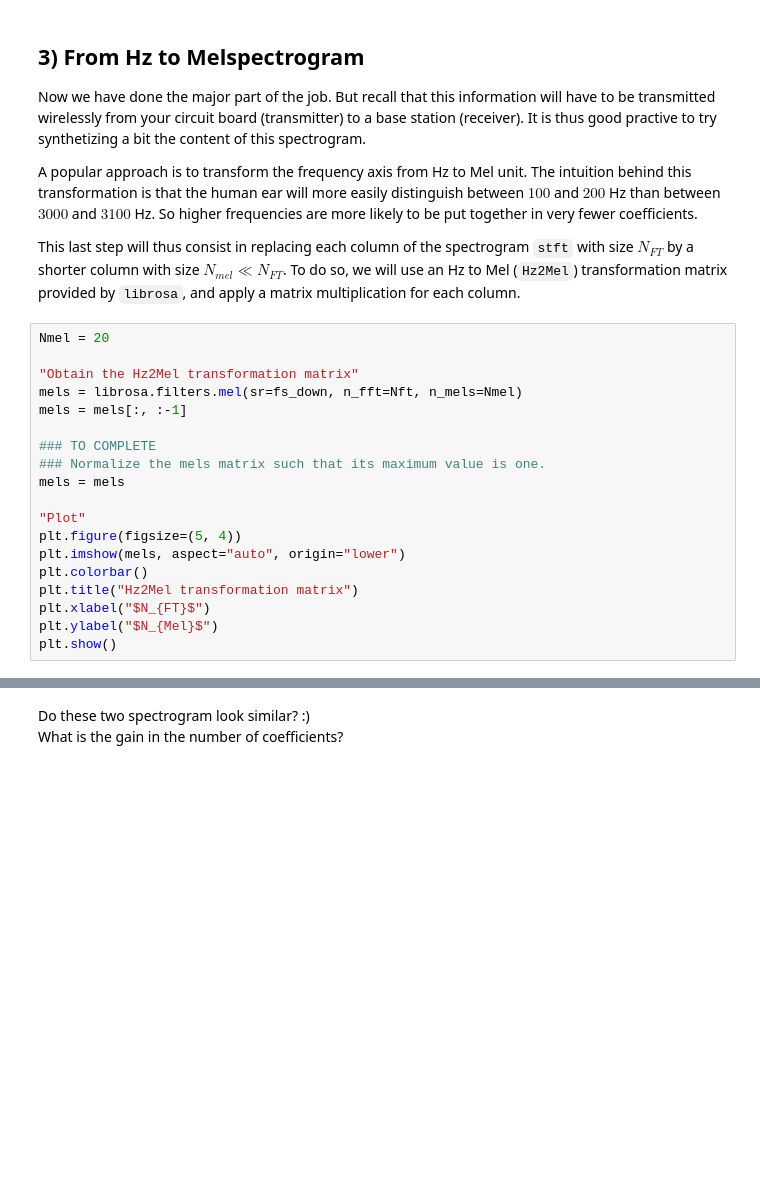
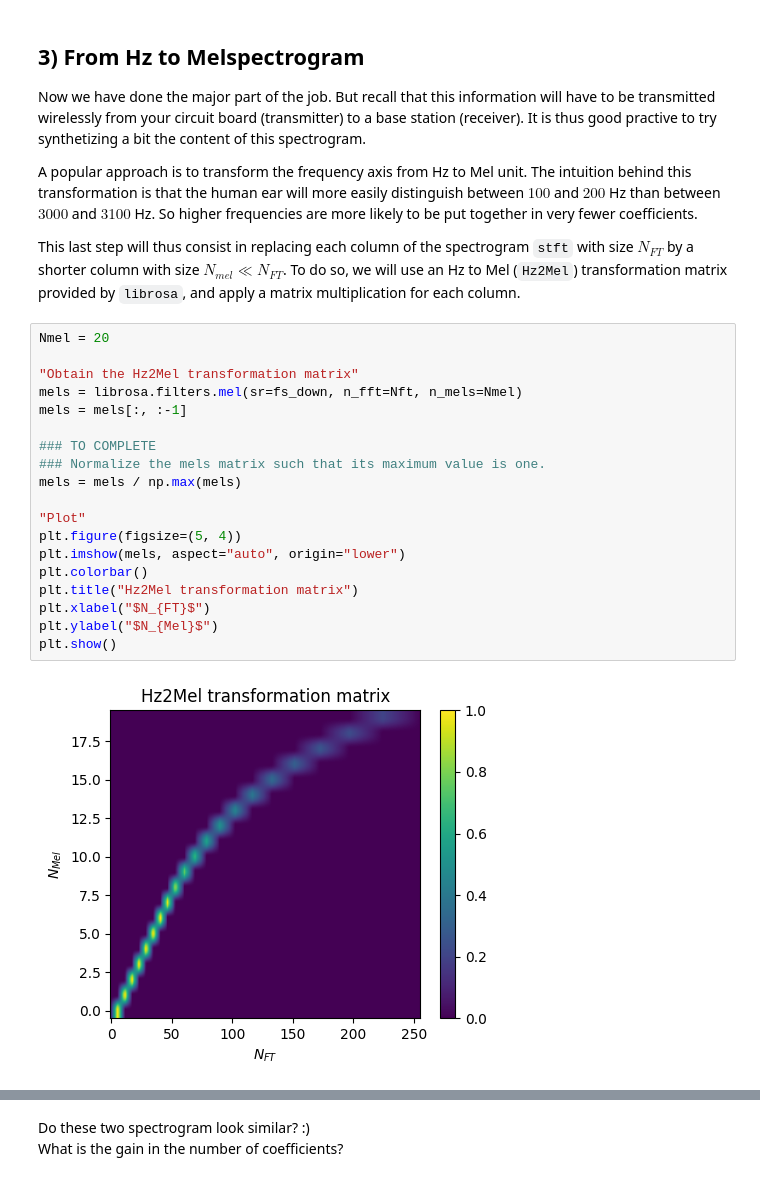
Before and after one commit to LELEC210X/LELEC210X, a Jupyter notebook: classification/h1_feature_vectors.ipynb, the cells around one changed output, grey strips where cells are left out. Drawn from its saved outputs; the diff is of its cells as text; blank space fills up the shorter version.

```diff
--- a/classification/h1_feature_vectors.ipynb
+++ b/classification/h1_feature_vectors.ipynb
@@ -244,22 +287,24 @@ This last step will thus consist in replacing each column of the spectrogram ``s
 # %%
 Nmel = 20
 
 "Obtain the Hz2Mel transformation matrix"
 mels = librosa.filters.mel(sr=fs_down, n_fft=Nft, n_mels=Nmel)
 mels = mels[:, :-1]
 
 ### TO COMPLETE
 ### Normalize the mels matrix such that its maximum value is one.
-mels = mels
+mels = mels / np.max(mels)
 
 "Plot"
 plt.figure(figsize=(5, 4))
 plt.imshow(mels, aspect="auto", origin="lower")
 plt.colorbar()
 plt.title("Hz2Mel transformation matrix")
 plt.xlabel("$N_{FT}$")
 plt.ylabel("$N_{Mel}$")
 plt.show()
+# %% [output]
+[figure, added]
 # %%
 "Melspectrogram computation"
 ### TO COMPLETE
```
Also changed, not shown: parts of 14 cells of this notebook.
